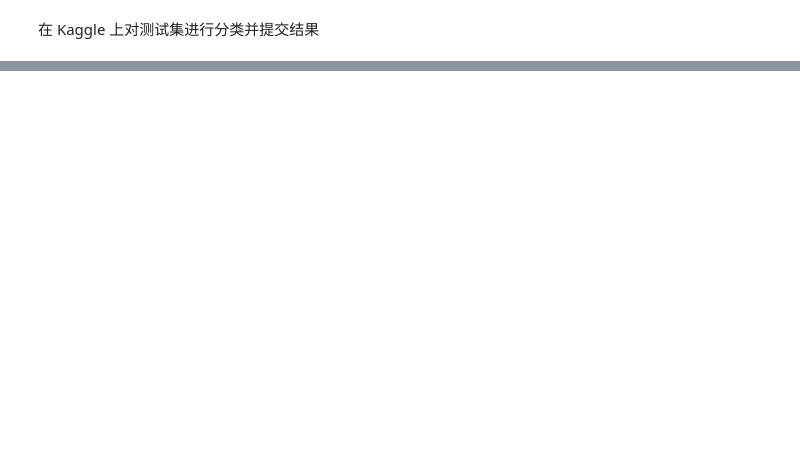
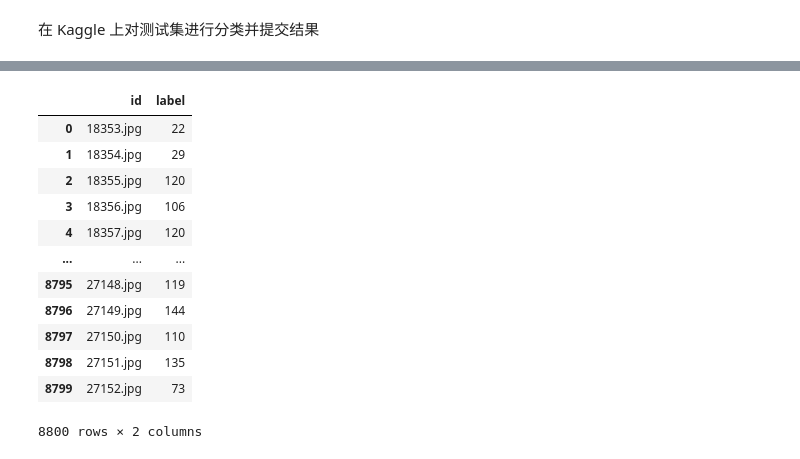
Before and after one commit to tinyi2018/DATestFile, a Jupyter notebook: Classify-leaves.ipynb, the cells around one changed output, grey strips where cells are left out. Saved outputs shown, nothing was run; the diff lists cells and outputs as text; code cells hidden in the pictures; blank space fills up the shorter version.

```diff
--- a/Classify-leaves.ipynb
+++ b/Classify-leaves.ipynb
@@ -342,6 +351,5 @@ lr_period, lr_decay  = 4, 0.9
 net = get_net(3,len(set(labels.values())))
 loss = nn.CrossEntropyLoss(reduction="none")
 
-train(net, train_iter, valid_iter, num_epochs, lr, wd, devices, lr_period,
-      lr_decay)
+train(net, train_iter, valid_iter, num_epochs, lr, wd, devices, lr_period,lr_decay)
 # %% [output]
@@ -350,3 +358,17 @@ train loss 0.350, train acc 0.885, valid acc 0.611
 [drawing not drawn]
 # %% [markdown]
 在 Kaggle 上对测试集进行分类并提交结果
+# %%
+net, preds = get_net(3,len(set(labels.values()))), []
+train(net, train_valid_iter, None, num_epochs, lr, wd, devices, lr_period,
+      lr_decay)
+
+for X, _ in test_iter:
+    y_hat = net(X.to(devices[0]))
+    preds.extend(y_hat.argmax(dim=1).type(torch.int32).cpu().numpy())
+num_list = list(range(18353, 18353+len(test_ds)))
+sorted_ids = [str(i) + '.jpg' for i in num_list ]
+#sorted_ids.sort(key=lambda x: str(x))
+df = pd.DataFrame({'id': sorted_ids, 'label': preds})
+df['label'] = df['label'].apply(lambda x: train_valid_ds.classes[x])
+df.to_csv('submission01.csv', index=False)
@@ -370,0 +412,5 @@ df.to_csv('submission.csv', index=False)
+# %%
+num_list = list(range(18353, 18353+len(test_ds)))
+
+sorted_ids = [str(i) + '.jpg' for i in num_list ]
+len(sorted_ids), sorted_ids
@@ -370,0 +435,17 @@ df.to_csv('submission.csv', index=False)
+# %%
+df = pd.DataFrame({'id': sorted_ids, 'label': preds})
+df
+# %% [output]
+|  | id | label |
+| 0 | 18353.jpg | 22 |
+| 1 | 18354.jpg | 29 |
+| 2 | 18355.jpg | 120 |
+| 3 | 18356.jpg | 106 |
+| 4 | 18357.jpg | 120 |
+| ... | ... | ... |
+| 8795 | 27148.jpg | 119 |
+| 8796 | 27149.jpg | 144 |
+| 8797 | 27150.jpg | 110 |
+| 8798 | 27151.jpg | 135 |
+| 8799 | 27152.jpg | 73 |
+8800 rows × 2 columns
```
Also changed, not shown: parts of 16 cells of this notebook.
